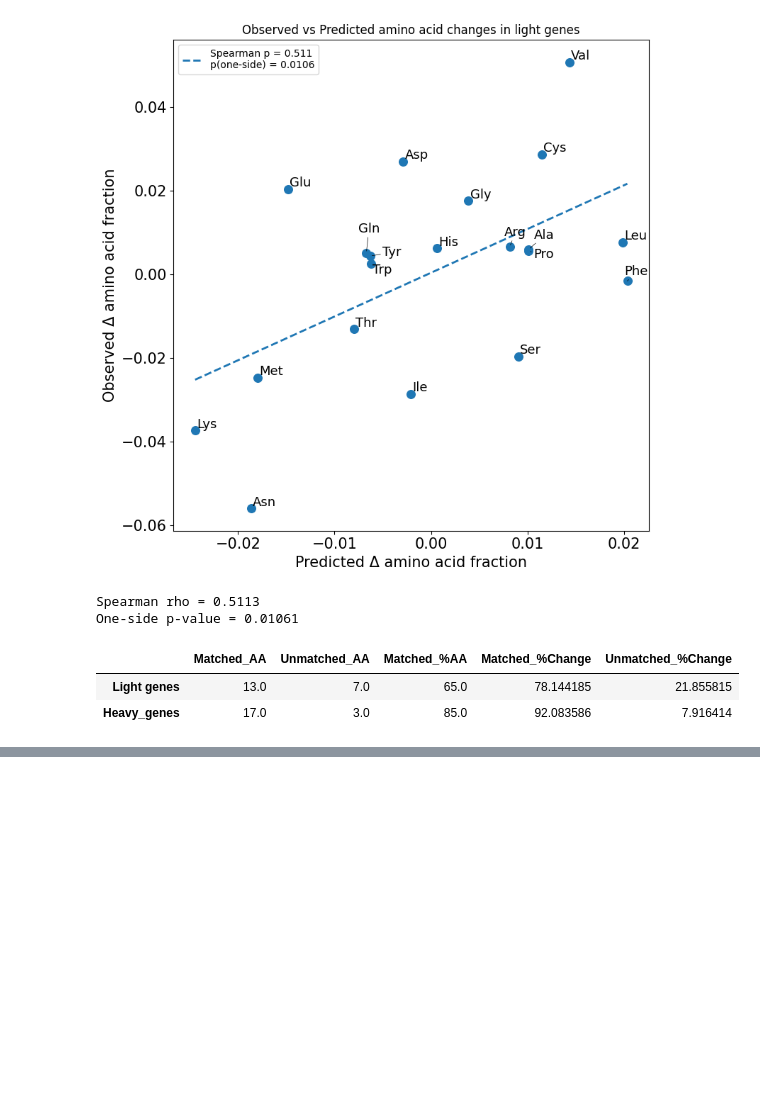
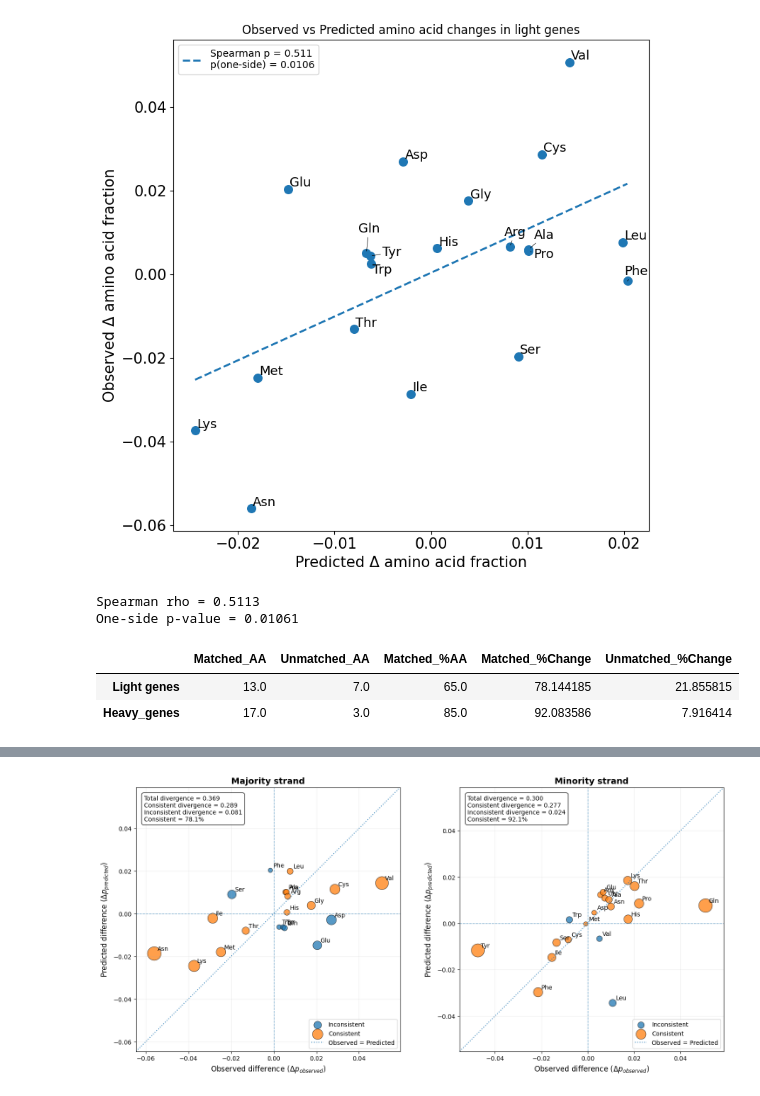
Before and after one commit to mitoclub/mutspec_insecta_paper, a Jupyter notebook: cod/aa_diff_var2.ipynb, the cells around one changed output, grey strips where cells are left out. Cells and saved outputs as stored; diff of their text form; code cells hidden in the pictures; blank space fills up the shorter version.

```diff
--- a/cod/aa_diff_var2.ipynb
+++ b/cod/aa_diff_var2.ipynb
@@ -604,0 +865,24 @@ summary_divergence.round(3)
+# %%
+fig, axes = plt.subplots(
+    1, 2,
+    figsize=(15, 7)
+)
+
+ax1, majority_stats = plot_observed_vs_predicted(
+    light_aa_summary,
+    "Majority"
+    ,
+    ax=axes[0]
+)
+
+ax2, minority_stats = plot_observed_vs_predicted(
+    heavy_aa_summary,
+    "Minority",
+    ax=axes[1]
+)
+
+plt.tight_layout()
+plt.savefig('../figures/aa_consistent.pdf', dpi=300, bbox_inches = 'tight')
+plt.show()
+# %% [output]
+[figure, added]
```
Also changed, not shown: parts of 2 cells of this notebook.
